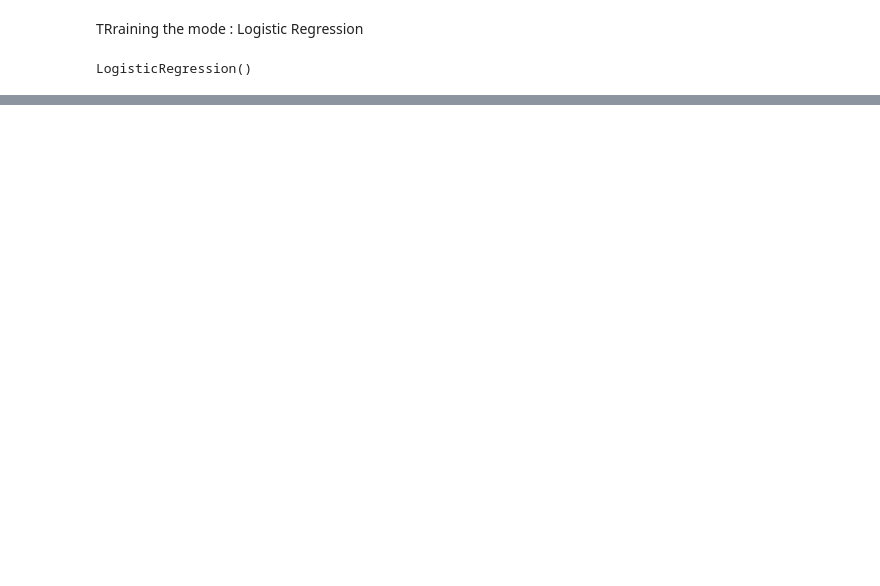
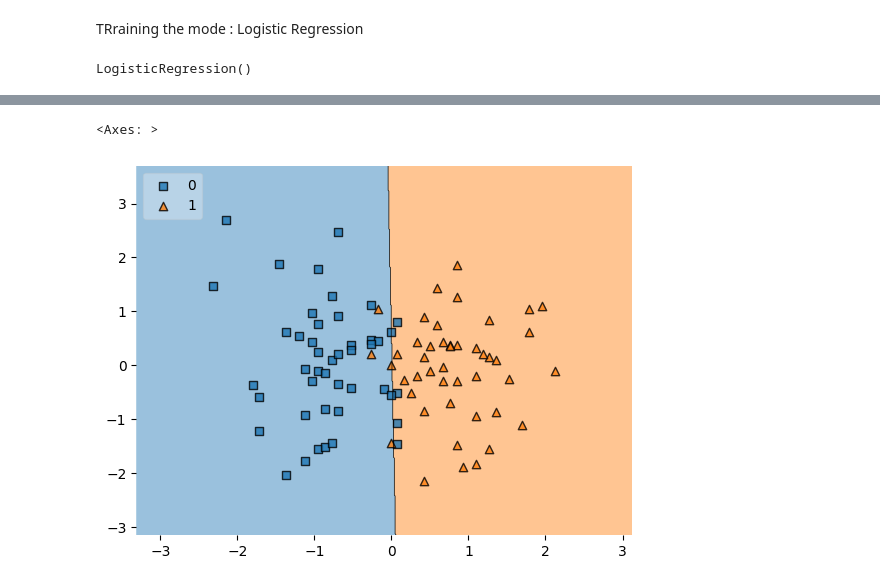
Before and after one commit to DATA-Meta/100-days-of-ML, a Jupyter notebook: End-to_End_ml_Placement.ipynb, the cells around one changed output, grey strips where cells are left out. Drawn from its saved outputs; the diff is of its cells as text; code cells hidden in the pictures; blank space fills up the shorter version.

```diff
--- a/End-to_End_ml_Placement.ipynb
+++ b/End-to_End_ml_Placement.ipynb
@@ -214,0 +213,6 @@ from sklearn.metrics import accuracy_score
+# %%
+from mlxtend.plotting import plot_decision_regions
+plot_decision_regions(X_train, Y_train.to_numpy(), clf=clf, legend=2)
+# %% [output]
+<Axes: >
+[figure, added]
```
Also changed, not shown: parts of 10 cells of this notebook, 1 other file.
